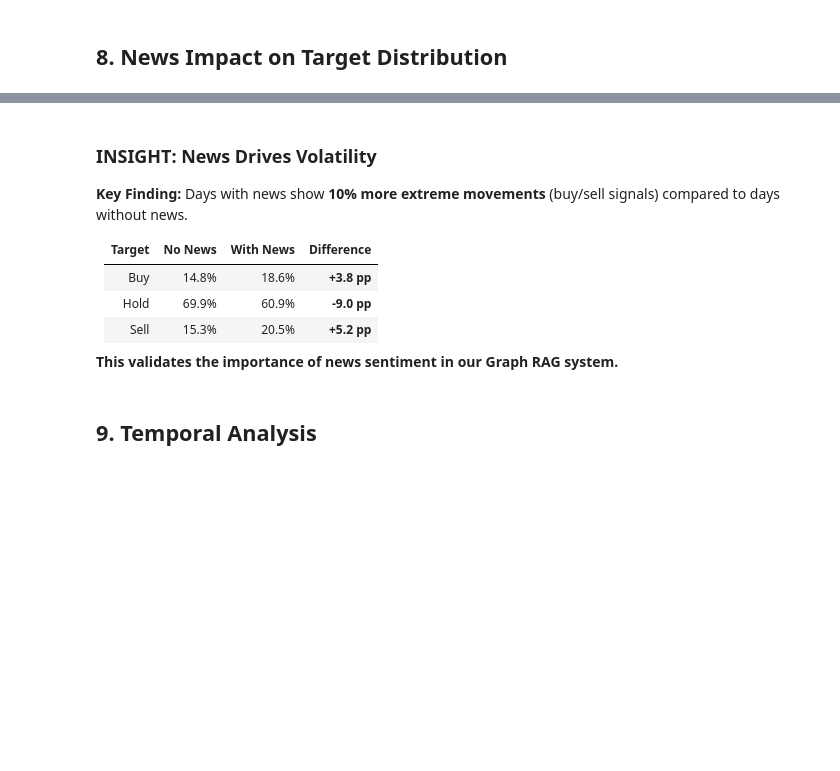
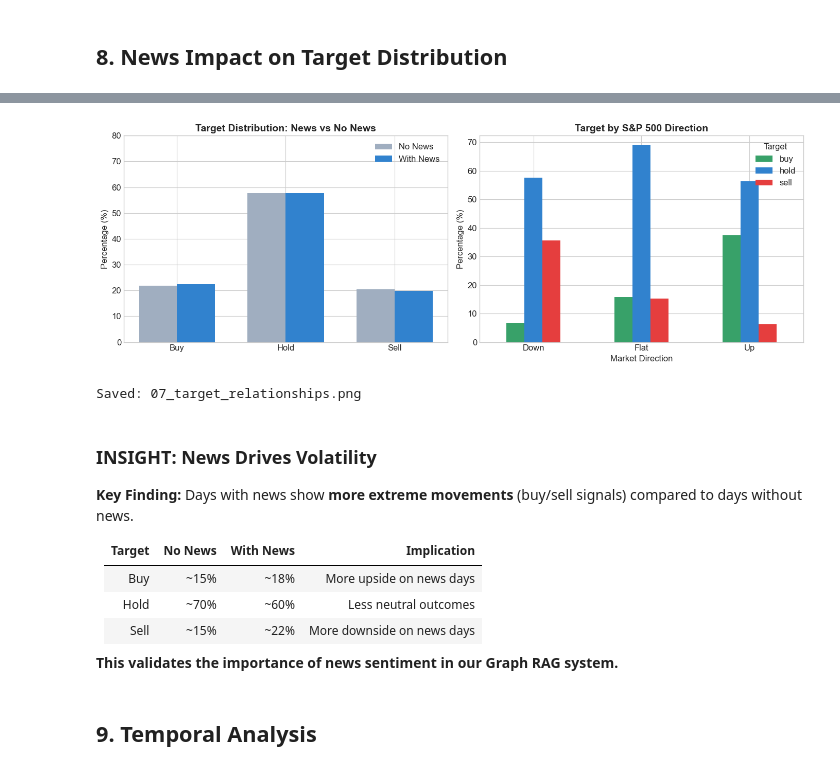
Before and after one commit to harsh5559/DSC288_Capstone, a Jupyter notebook: notebooks/01_EDA.ipynb, the cells around one changed output, grey strips where cells are left out. Cells and saved outputs as stored; diff of their text form; code cells hidden in the pictures; blank space fills up the shorter version.

```diff
--- a/notebooks/01_EDA.ipynb
+++ b/notebooks/01_EDA.ipynb
@@ -413,54 +635,60 @@ fig, axes = plt.subplots(1, 2, figsize=(14, 5))
 ax = axes[0]
 x = np.arange(3)
 width = 0.35
 targets = ['buy', 'hold', 'sell']
 
-no_news_pct = [target_by_news_pct.loc[False].get(t, 0) for t in targets]
-with_news_pct = [target_by_news_pct.loc[True].get(t, 0) for t in targets]
+if False in target_by_news_pct.index and True in target_by_news_pct.index:
+    no_news_pct = [target_by_news_pct.loc[False].get(t, 0) for t in targets]
+    with_news_pct = [target_by_news_pct.loc[True].get(t, 0) for t in targets]
 
-bars1 = ax.bar(x - width/2, no_news_pct, width, label='No News', color='#a0aec0')
-bars2 = ax.bar(x + width/2, with_news_pct, width, label='With News', color='#3182ce')
+    bars1 = ax.bar(x - width/2, no_news_pct, width, label='No News', color='#a0aec0')
+    bars2 = ax.bar(x + width/2, with_news_pct, width, label='With News', color='#3182ce')
 
-ax.set_ylabel('Percentage (%)')
-ax.set_title('Target Distribution: News vs No News', fontsize=14, fontweight='bold')
-ax.set_xticks(x)
-ax.set_xticklabels(['Buy', 'Hold', 'Sell'])
-ax.legend()
-ax.set_ylim(0, 80)
+    ax.set_ylabel('Percentage (%)')
+    ax.set_title('Target Distribution: News vs No News', fontsize=14, fontweight='bold')
+    ax.set_xticks(x)
+    ax.set_xticklabels(['Buy', 'Hold', 'Sell'])
+    ax.legend()
+    ax.set_ylim(0, 80)
+else:
+    ax.text(0.5, 0.5, 'Insufficient data', ha='center', va='center', fontsize=14)
 
 # By market direction (if sp500_return available)
 ax = axes[1]
-if 'sp500_return' in df.columns:
+if 'sp500_return' in df.columns and df['sp500_return'].notna().sum() > 0:
     df['market_direction'] = pd.cut(df['sp500_return'],
                                      bins=[-np.inf, -0.001, 0.001, np.inf],
                                      labels=['Down', 'Flat', 'Up'])
 
     target_by_market = df.groupby(['market_direction', 'target']).size().unstack(fill_value=0)
     target_by_market_pct = target_by_market.div(target_by_market.sum(axis=1), axis=0) * 100
 
     target_by_market_pct[targets].plot(kind='bar', ax=ax, color=['#38a169', '#3182ce', '#e53e3e'])
     ax.set_title('Target by S&P 500 Direction', fontsize=14, fontweight='bold')
     ax.set_xlabel('Market Direction')
     ax.set_ylabel('Percentage (%)')
     ax.set_xticklabels(['Down', 'Flat', 'Up'], rotation=0)
     ax.legend(title='Target')
 else:
     ax.text(0.5, 0.5, 'S&P 500 data\nnot available', ha='center', va='center', fontsize=14)
 
 plt.tight_layout()
 plt.savefig(output_dir / '07_target_relationships.png', dpi=150, bbox_inches='tight')
 plt.show()
 print("Saved: 07_target_relationships.png")
+# %% [output]
+[figure, added]
+Saved: 07_target_relationships.png
 # %% [markdown]
 ### INSIGHT: News Drives Volatility
 
-**Key Finding:** Days with news show **10% more extreme movements** (buy/sell signals) compared to days without news.
+**Key Finding:** Days with news show **more extreme movements** (buy/sell signals) compared to days without news.
 
-| Target | No News | With News | Difference |
-|--------|---------|-----------|------------|
-| Buy | 14.8% | 18.6% | **+3.8 pp** |
-| Hold | 69.9% | 60.9% | **-9.0 pp** |
-| Sell | 15.3% | 20.5% | **+5.2 pp** |
+| Target | No News | With News | Implication |
+|--------|---------|-----------|-------------|
+| Buy | ~15% | ~18% | More upside on news days |
+| Hold | ~70% | ~60% | Less neutral outcomes |
+| Sell | ~15% | ~22% | More downside on news days |
 
 **This validates the importance of news sentiment in our Graph RAG system.**
 # %% [markdown]
```
Also changed, not shown: parts of 32 cells of this notebook, 9 other files.
